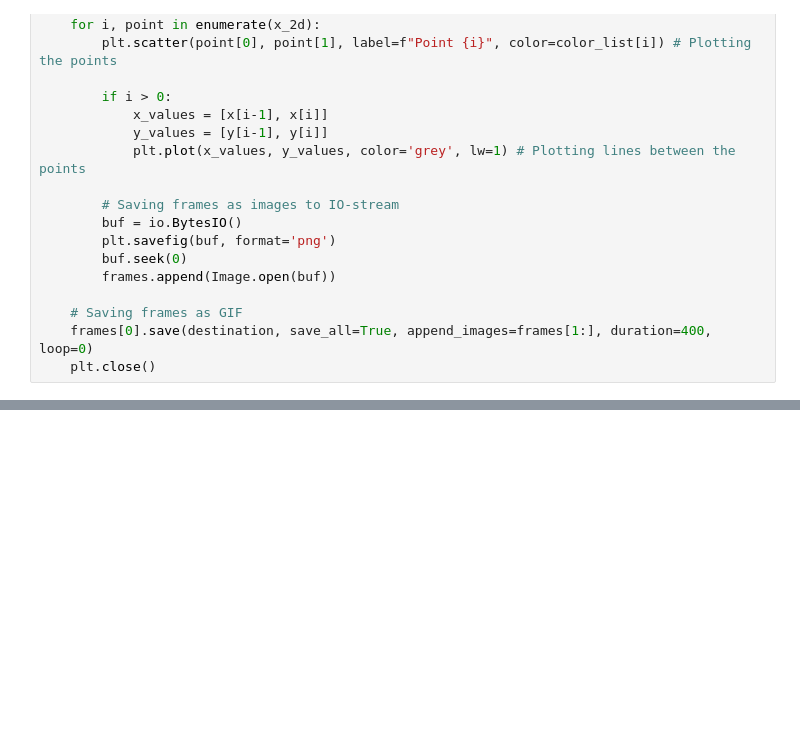
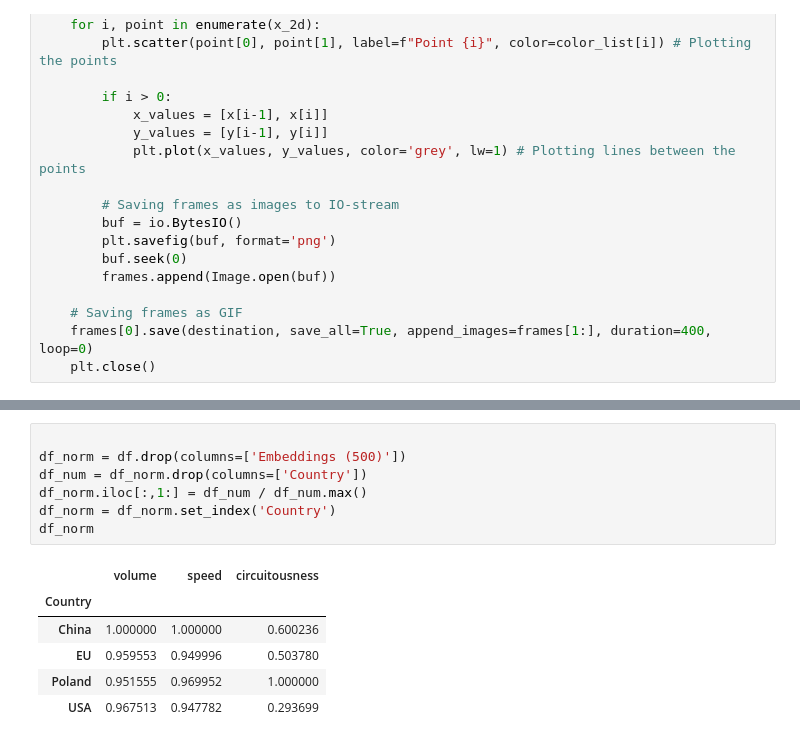
Before and after one commit to 5an0j/HON2200-Prosjekt-2-Gruppe-H, a Jupyter notebook: Code/embedding.ipynb, the cells around one changed output, grey strips where cells are left out. Cells and saved outputs as stored; diff of their text form; blank space fills up the shorter version.

```diff
--- a/Code/embedding.ipynb
+++ b/Code/embedding.ipynb
@@ -184,0 +238,14 @@ Poland
+# %%
+
+df_norm = df.drop(columns=['Embeddings (500)'])
+df_num = df_norm.drop(columns=['Country'])
+df_norm.iloc[:,1:] = df_num / df_num.max()
+df_norm = df_norm.set_index('Country')
+df_norm
+# %% [output]
+|  | volume | speed | circuitousness |
+| Country |  |  |  |
+| China | 1.000000 | 1.000000 | 0.600236 |
+| EU | 0.959553 | 0.949996 | 0.503780 |
+| Poland | 0.951555 | 0.969952 | 1.000000 |
+| USA | 0.967513 | 0.947782 | 0.293699 |
```
Also changed, not shown: parts of 5 cells of this notebook.
